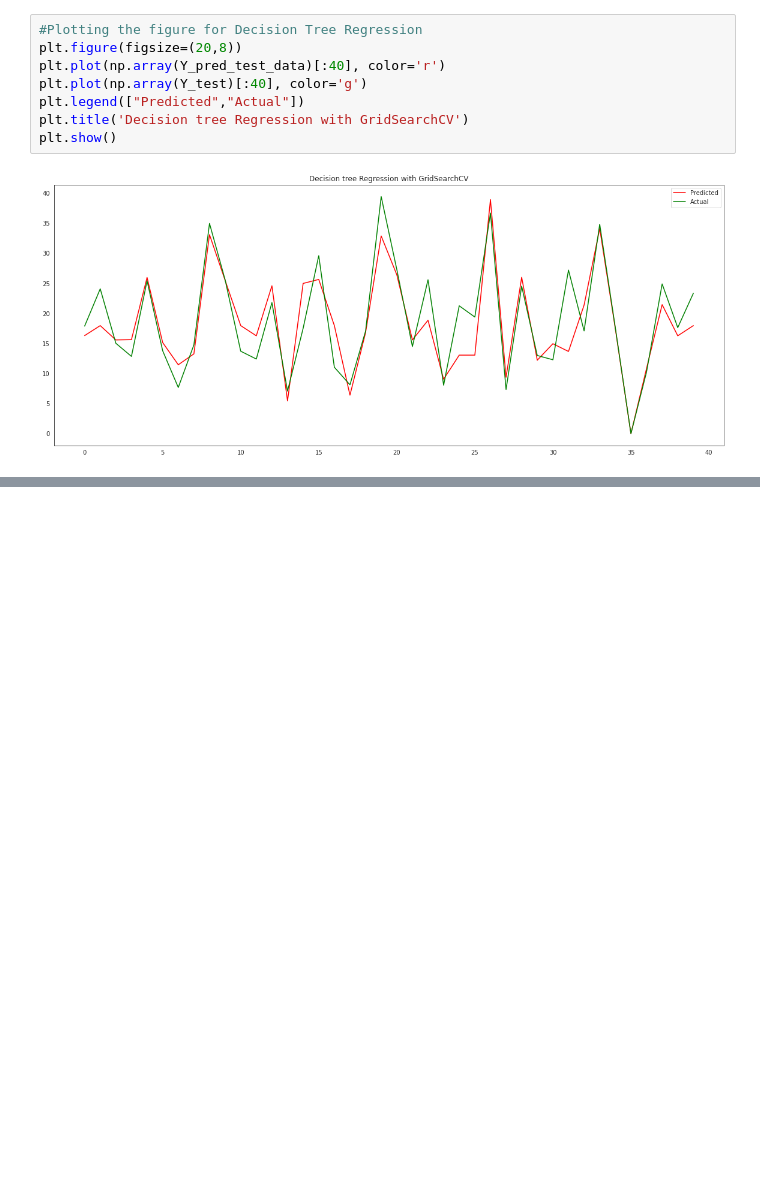
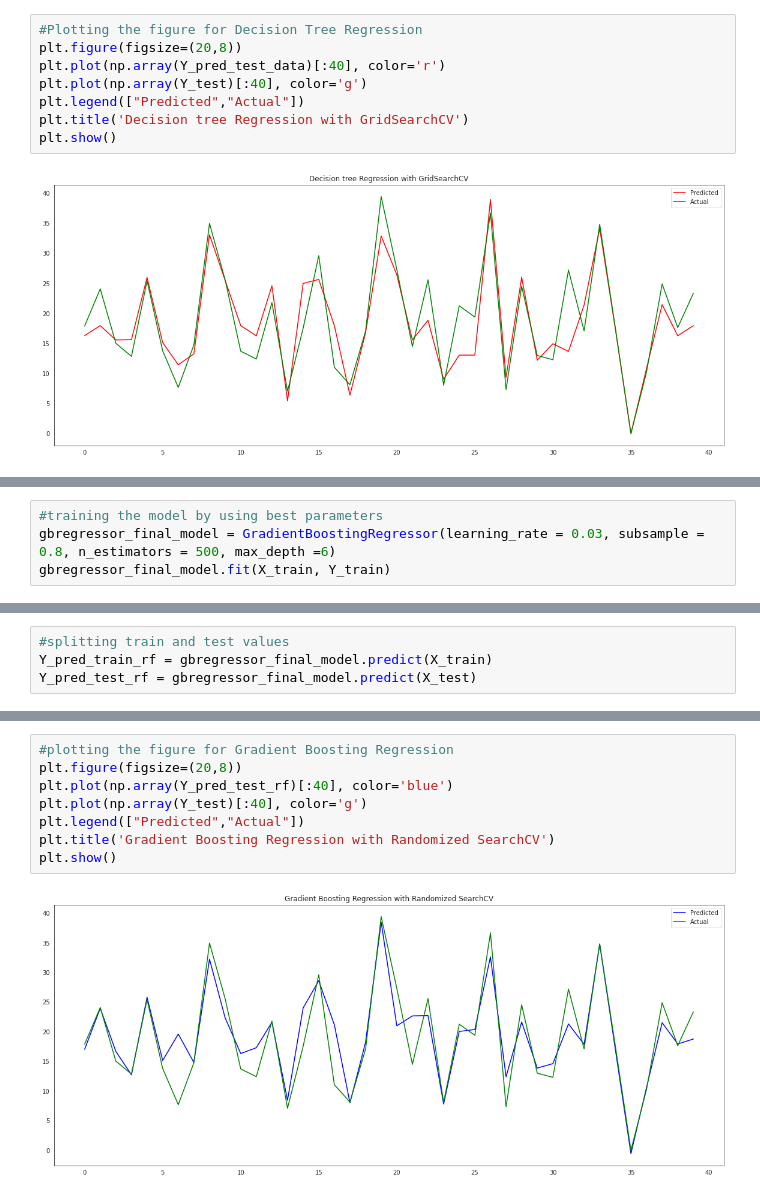
Before and after one commit to m123m12/Rental-Bike-Sharing-Demand-Prediction, a Jupyter notebook: Bike_Sharing_Demand_Prediction.ipynb, the cells around one changed output, grey strips where cells are left out. Saved outputs shown, nothing was run; the diff lists cells and outputs as text; blank space fills up the shorter version.

```diff
--- a/Bike_Sharing_Demand_Prediction.ipynb
+++ b/Bike_Sharing_Demand_Prediction.ipynb
@@ -1070,0 +1095,4 @@ plt.show()
+# %%
+#training the model by using best parameters
+gbregressor_final_model = GradientBoostingRegressor(learning_rate = 0.03, subsample = 0.8, n_estimators = 500, max_depth =6)
+gbregressor_final_model.fit(X_train, Y_train)
@@ -1070,0 +1102,4 @@ plt.show()
+# %%
+#splitting train and test values
+Y_pred_train_rf = gbregressor_final_model.predict(X_train)
+Y_pred_test_rf = gbregressor_final_model.predict(X_test)
@@ -1070,0 +1184,10 @@ plt.show()
+# %%
+#plotting the figure for Gradient Boosting Regression
+plt.figure(figsize=(20,8))
+plt.plot(np.array(Y_pred_test_rf)[:40], color='blue')
+plt.plot(np.array(Y_test)[:40], color='g')
+plt.legend(["Predicted","Actual"])
+plt.title('Gradient Boosting Regression with Randomized SearchCV')
+plt.show()
+# %% [output]
+[figure, added]
```
Also changed, not shown: parts of 10 cells of this notebook.
